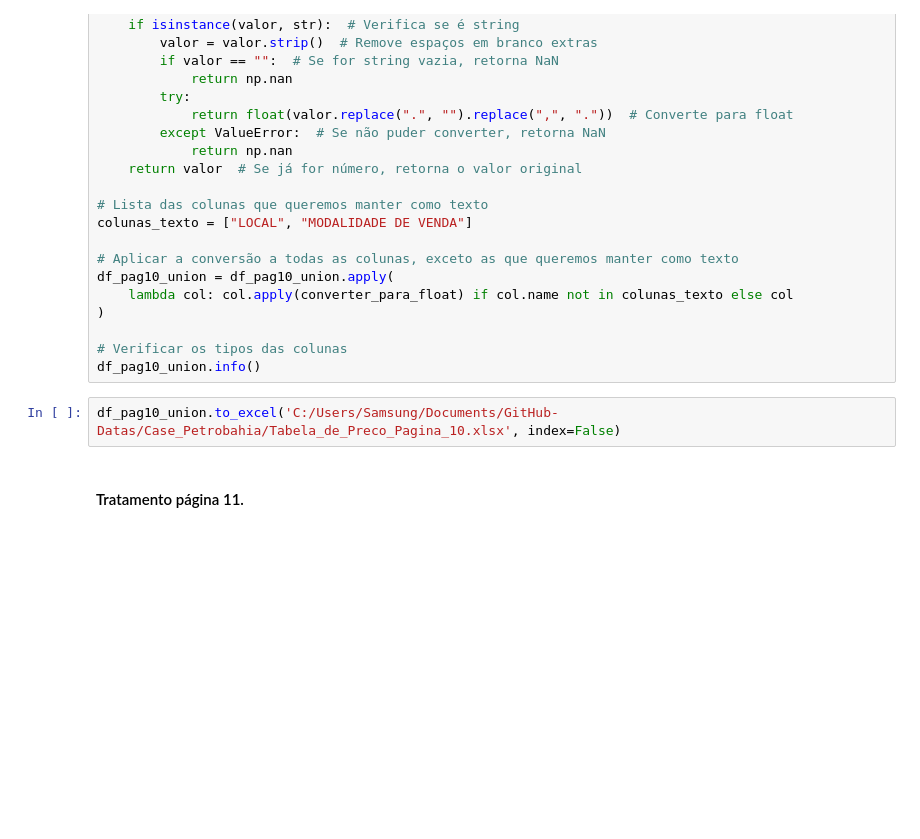
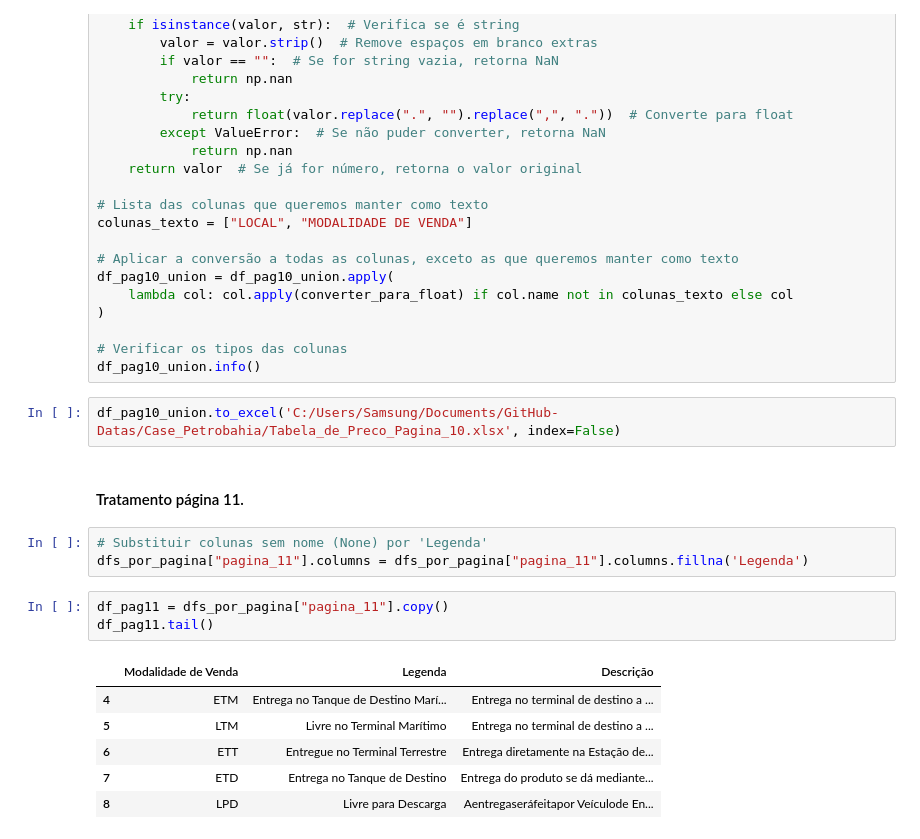
Before and after one commit to Bruno-Santana-Eco/Coleta_Tabela_Precos_Petrobras, a Jupyter notebook: Coleta_Preco.ipynb, the cells around one changed output. Cells and saved outputs as stored; diff of their text form; blank space fills up the shorter version.

```diff
--- a/Coleta_Preco.ipynb
+++ b/Coleta_Preco.ipynb
@@ -232,3 +272,16 @@ df_pag10_union.info()
 df_pag10_union.to_excel('C:/Users/Samsung/Documents/GitHub-Datas/Case_Petrobahia/Tabela_de_Preco_Pagina_10.xlsx', index=False)
 # %% [markdown]
 #### Tratamento página 11.
+# %%
+# Substituir colunas sem nome (None) por 'Legenda'
+dfs_por_pagina["pagina_11"].columns = dfs_por_pagina["pagina_11"].columns.fillna('Legenda')
+# %%
+df_pag11 = dfs_por_pagina["pagina_11"].copy()
+df_pag11.tail()
+# %% [output]
+|  | Modalidade de Venda | Legenda | Descrição |
+| 4 | ETM | Entrega no Tanque de Destino Marí... | Entrega no terminal de destino a ... |
+| 5 | LTM | Livre no Terminal Marítimo | Entrega no terminal de destino a ... |
+| 6 | ETT | Entregue no Terminal Terrestre | Entrega diretamente na Estação de... |
+| 7 | ETD | Entrega no Tanque de Destino | Entrega do produto se dá mediante... |
+| 8 | LPD | Livre para Descarga | Aentregaseráfeitapor Veículode En... |
```
Also changed, not shown: parts of 34 cells of this notebook.
